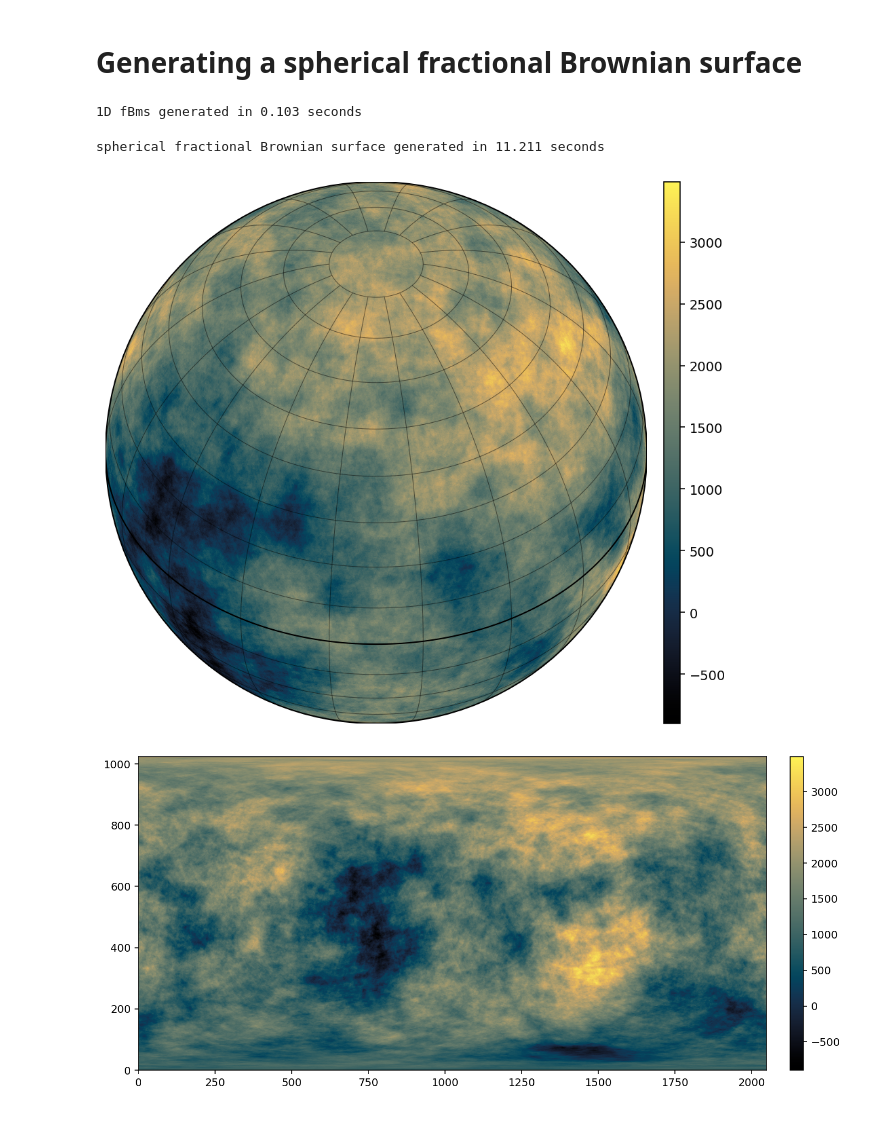
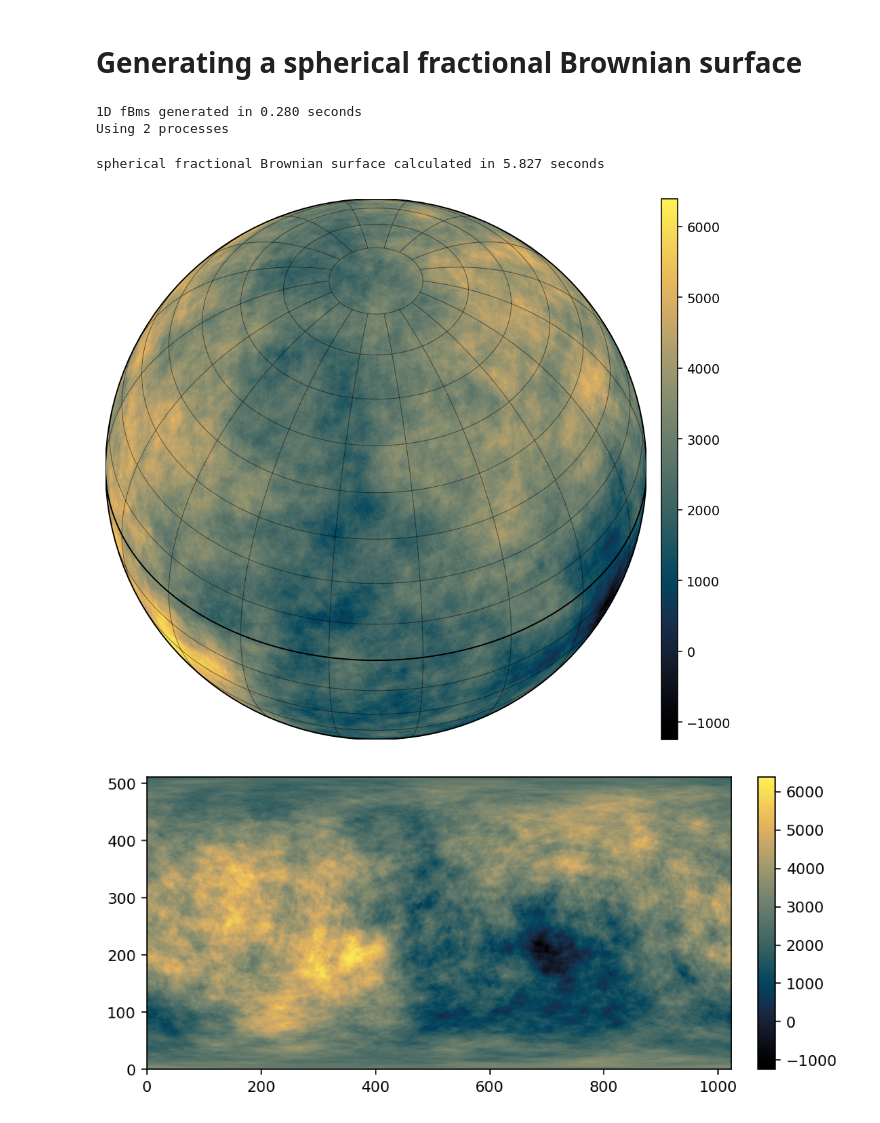
Before and after one commit to Majakas/spherical-fractional-brownian-surface, a Jupyter notebook: example_notebook.ipynb, the cells around one changed output. Drawn from its saved outputs; the diff is of its cells as text; code cells hidden in the pictures.

```diff
--- a/example_notebook.ipynb
+++ b/example_notebook.ipynb
@@ -27,11 +27,12 @@ plt.show()
 # %% [markdown]
 # Generating a spherical fractional Brownian surface
-# %%
-H = 0.5
-z = generate_spherical_fractional_brownian_surface(2048, H=H, num_components=100, seed=1)
-# %% [output]
-1D fBms generated in 0.103 seconds
-spherical fractional Brownian surface generated in 11.211 seconds
+# %%
+sphere = fbs.SphericalFractionalBrownianSurface(2048*64, H=0.5, num_components=100, seed=1)
+z = sphere.evaluate_equilateral(1024, n_threads=2)
+# %% [output]
+1D fBms generated in 0.280 seconds
+Using 2 processes
+spherical fractional Brownian surface calculated in 5.827 seconds
 # %%
 from mpl_toolkits.basemap import Basemap
 import matplotlib.pyplot as plt
@@ -62,14 +63,14 @@ cb = fig.colorbar(im, cax=cax, orientation='vertical')
 fig.savefig('example_sfbs_proj_ortho.png', transparent=False, bbox_inches='tight', dpi=140)
 plt.show()
 # %% [output]
-[figure, old version]
+[figure, new version]
 # %%
 fig, (ax, cax) = plt.subplots(
-    1, 2, figsize=(10, 4.6), gridspec_kw={'width_ratios': [1, 0.02]}, layout='tight', dpi=140
+    1, 2, figsize=(7, 3.2), gridspec_kw={'width_ratios': [7, 0.2]}, layout='tight', dpi=140
 )
 im = ax.imshow(z, cmap=cmap, origin='lower', aspect='equal')
 fig.colorbar(im, cax=cax, orientation='vertical')
 fig.savefig('example_sfbs_proj_cyl.png', transparent=False, bbox_inches='tight', dpi=140)
 plt.show()
 # %% [output]
-[figure, old version]
+[figure, new version]
```
Also changed, not shown: parts of 4 cells of this notebook, 4 other files.
